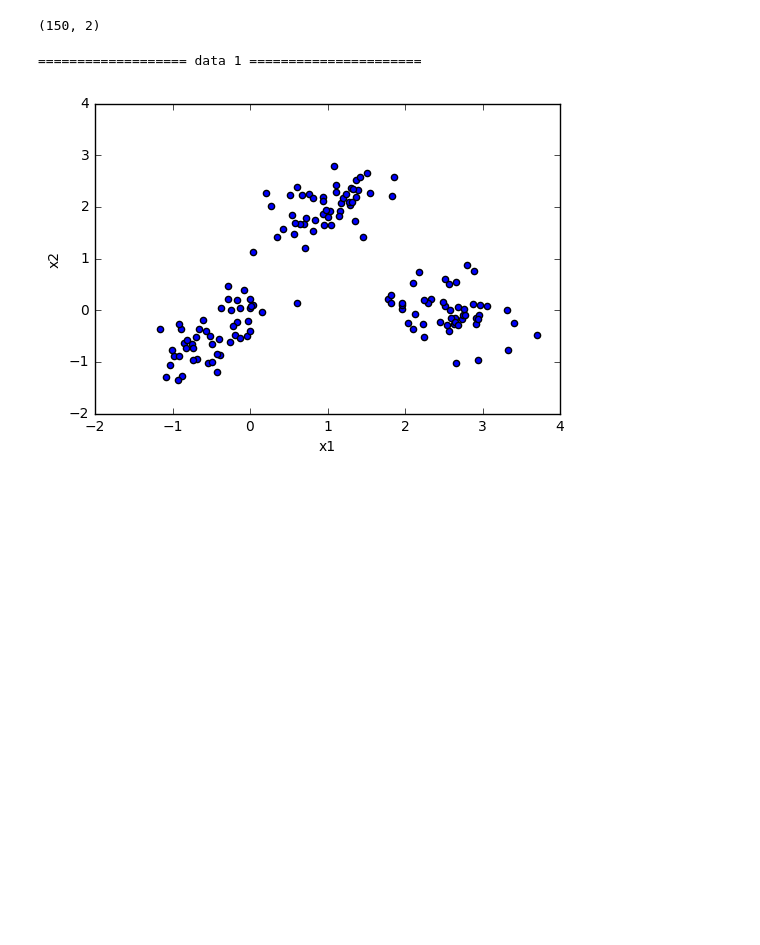
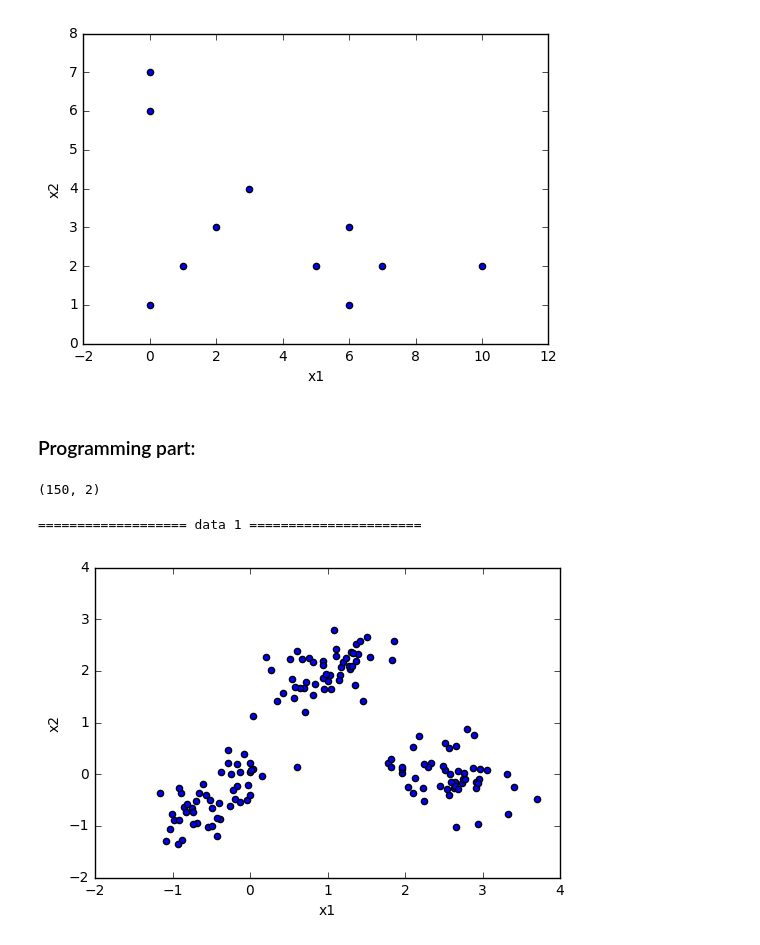
Before and after one commit to mahaalkh/CS6220_DataMining, a Jupyter notebook: Maha_Alkhairy_CS6220_HW4/HW4_V1.ipynb, the cells around one changed output. Cells and saved outputs as stored; diff of their text form; code cells hidden in the pictures; blank space fills up the shorter version.

Commit message:
started written part

```diff
--- a/Maha_Alkhairy_CS6220_HW4/HW4_V1.ipynb
+++ b/Maha_Alkhairy_CS6220_HW4/HW4_V1.ipynb
@@ -1,3 +17,27 @@
+# %%
+################## plotting the written part to make sense of what is going on **************************
+data_DBSCAN = np.array([[0, 1],
+                        [5, 2],
+                        [2, 3],
+                        [6, 1],
+                        [10, 2],
+                        [0, 6],
+                        [3, 4],
+                        [6, 3],
+                        [0, 7],
+                        [7, 2],
+                        [1, 2]])
+
+# print(data_DBSCAN)
+
+
+df_2 = DataFrame(data_DBSCAN, columns = ['x1', 'x2'])
+df_2.plot(kind='scatter', x = 'x1', y = 'x2')
+plt.show()
+# %% [output]
+[figure, added]
+# %% [markdown]
+### Programming part:
 # %%
 """
 Implementation of different types of clustering
```
Also changed, not shown: parts of 5 cells of this notebook.
